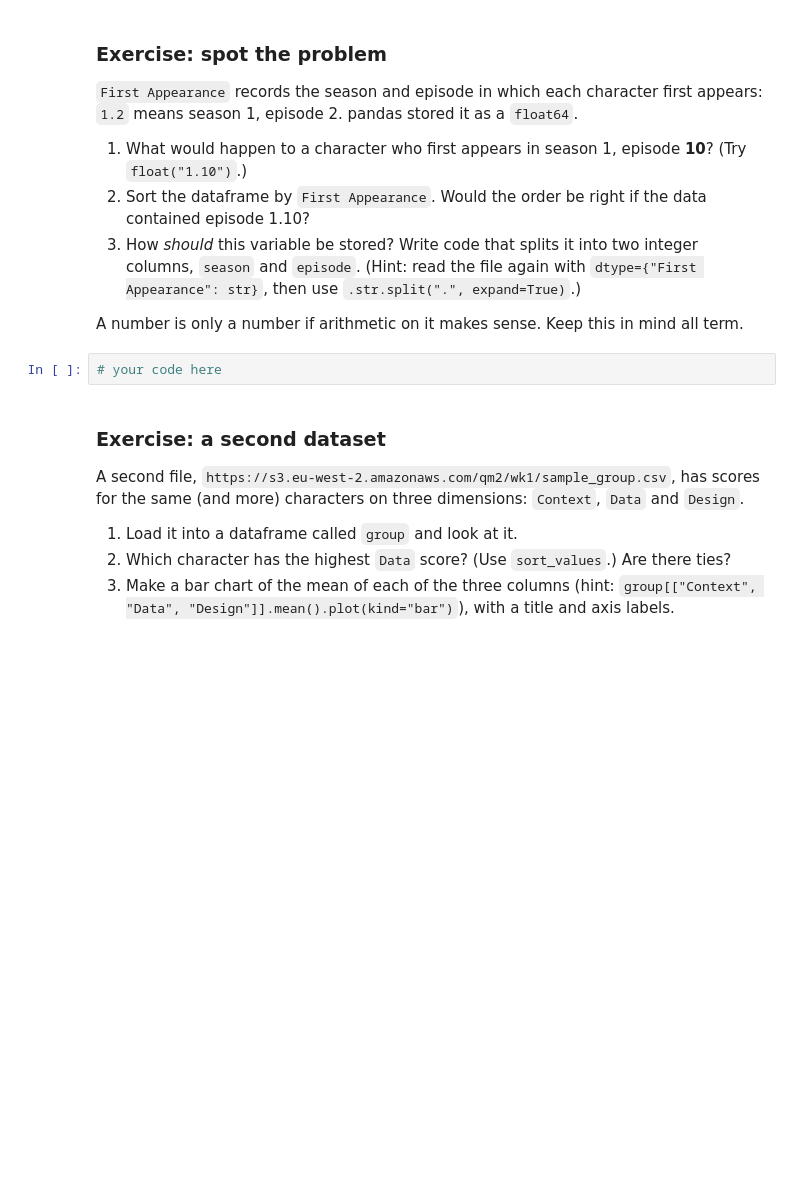
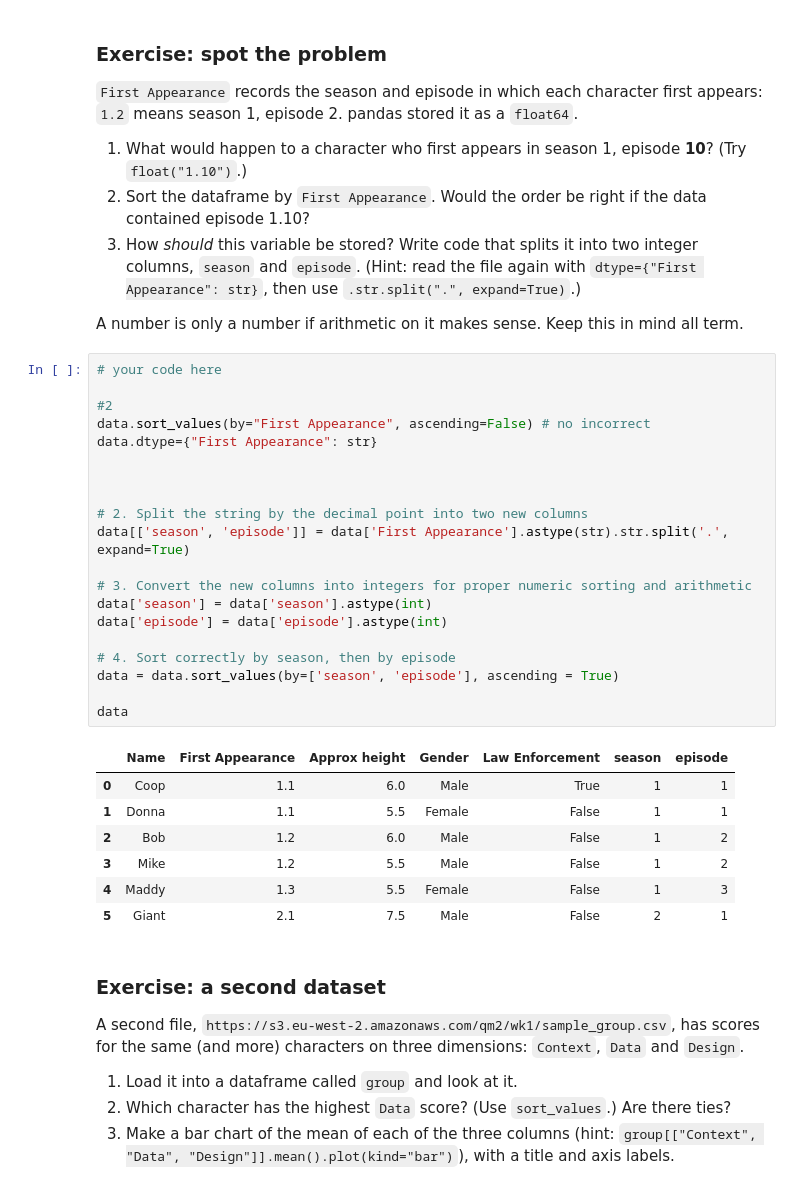
Before and after one commit to sebaalymajd-png/QM2, a Jupyter notebook: w01_python_recap.ipynb, the cells around one changed output. Saved outputs shown, nothing was run; the diff lists cells and outputs as text; blank space fills up the shorter version.

```diff
--- a/w01_python_recap.ipynb
+++ b/w01_python_recap.ipynb
@@ -226,8 +265,34 @@ plt.show()
 3. How *should* this variable be stored? Write code that splits it into two integer columns, `season` and `episode`. (Hint: read the file again with `dtype={"First Appearance": str}`, then use `.str.split(".", expand=True)`.)
 
 A number is only a number if arithmetic on it makes sense. Keep this in mind all term.
-# %%
-# your code here
+# %%
+# your code here
+
+#2
+data.sort_values(by="First Appearance", ascending=False) # no incorrect
+data.dtype={"First Appearance": str}
+
+
+
+# 2. Split the string by the decimal point into two new columns
+data[['season', 'episode']] = data['First Appearance'].astype(str).str.split('.', expand=True)
+
+# 3. Convert the new columns into integers for proper numeric sorting and arithmetic
+data['season'] = data['season'].astype(int)
+data['episode'] = data['episode'].astype(int)
+
+# 4. Sort correctly by season, then by episode
+data = data.sort_values(by=['season', 'episode'], ascending = True)
+
+data
+# %% [output]
+|  | Name | First Appearance | Approx height | Gender | Law Enforcement | season | episode |
+| 0 | Coop | 1.1 | 6.0 | Male | True | 1 | 1 |
+| 1 | Donna | 1.1 | 5.5 | Female | False | 1 | 1 |
+| 2 | Bob | 1.2 | 6.0 | Male | False | 1 | 2 |
+| 3 | Mike | 1.2 | 5.5 | Male | False | 1 | 2 |
+| 4 | Maddy | 1.3 | 5.5 | Female | False | 1 | 3 |
+| 5 | Giant | 2.1 | 7.5 | Male | False | 2 | 1 |
 # %% [markdown]
 ### Exercise: a second dataset
 
```
Also changed, not shown: parts of 11 cells of this notebook.
